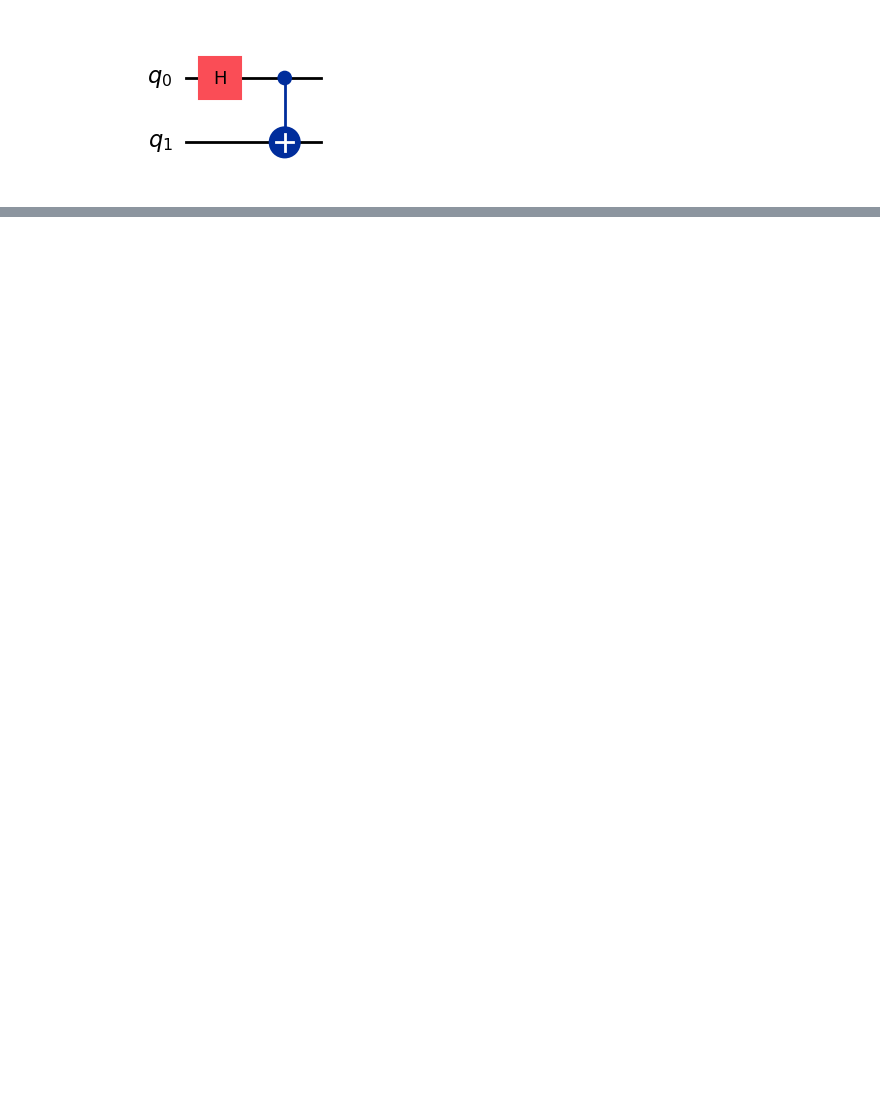
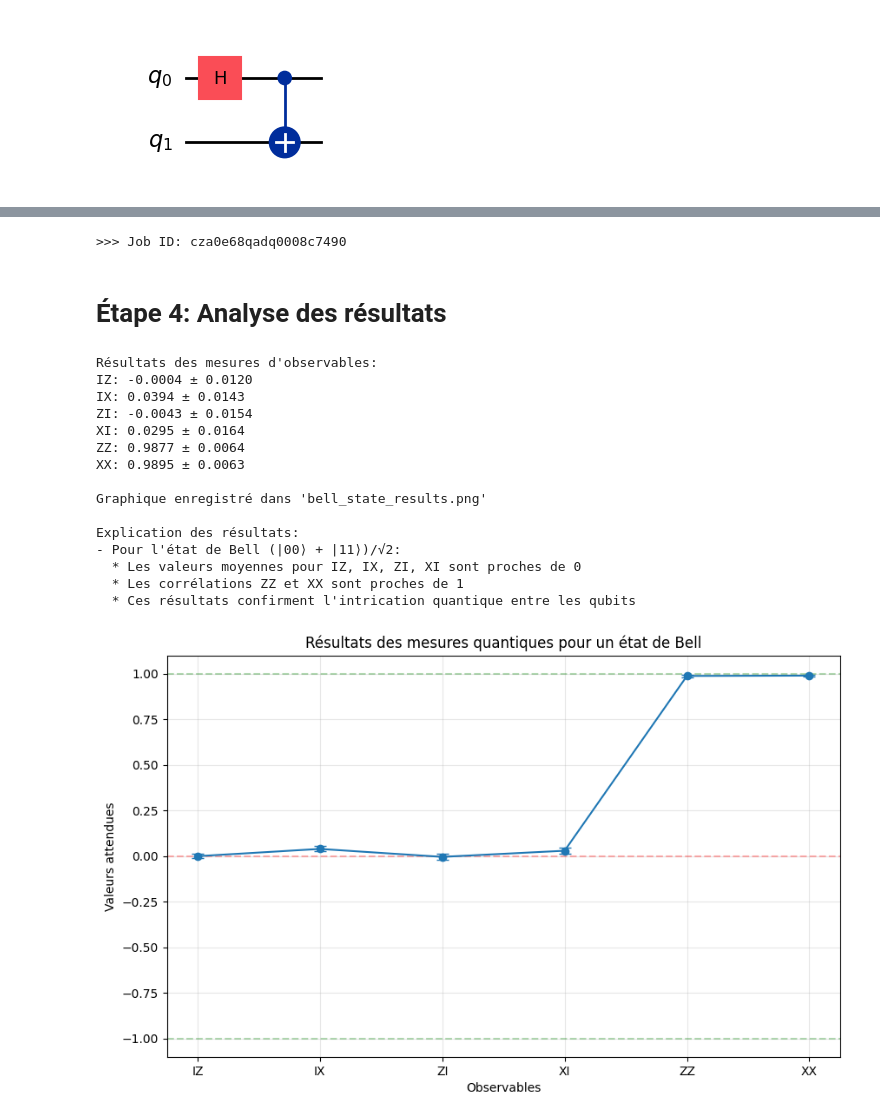
Before and after one commit to Amine-HADJEMI/Quantum_Atelier, a Jupyter notebook: atelier1.ipynb, the cells around one changed output, grey strips where cells are left out. Cells and saved outputs as stored; diff of their text form; code cells hidden in the pictures; blank space fills up the shorter version.

```diff
--- a/atelier1.ipynb
+++ b/atelier1.ipynb
@@ -26,0 +84,68 @@ observables = [SparsePauliOp(label) for label in observables_labels]
+# %%
+estimator = Estimator(mode=backend)
+estimator.options.resilience_level = 1
+estimator.options.default_shots = 5000
+
+mapped_observables = [
+    observable.apply_layout(isa_circuit.layout) for observable in observables
+]
+
+# Exécution du job
+job = estimator.run([(isa_circuit, mapped_observables)])
+
+# Affichage de l'ID du job
+print(f">>> Job ID: {job.job_id()}")
+
+# Attente et récupération des résultats
+job_result = job.result()
+pub_result = job_result[0]
+# %% [output]
+>>> Job ID: cza0e68qadq0008c7490
+# %% [markdown]
+# Étape 4: Analyse des résultats
+# %%
+import matplotlib.pyplot as plt
+
+values = pub_result.data.evs
+errors = pub_result.data.stds
+
+# Affichage des résultats numériques
+print("\nRésultats des mesures d'observables:")
+for i, label in enumerate(observables_labels):
+    print(f"{label}: {values[i]:.4f} ± {errors[i]:.4f}")
+
+# Création du graphique
+plt.figure(figsize=(10, 6))
+plt.errorbar(observables_labels, values, yerr=errors, fmt='o-', capsize=5)
+plt.axhline(y=0, color='r', linestyle='--', alpha=0.3)
+plt.axhline(y=1, color='g', linestyle='--', alpha=0.3)
+plt.axhline(y=-1, color='g', linestyle='--', alpha=0.3)
+plt.grid(True, alpha=0.3)
+plt.xlabel('Observables')
+plt.ylabel('Valeurs attendues')
+plt.title('Résultats des mesures quantiques pour un état de Bell')
+plt.savefig('bell_state_results.png')
+print("\nGraphique enregistré dans 'bell_state_results.png'")
+
+print("\nExplication des résultats:")
+print("- Pour l'état de Bell (|00⟩ + |11⟩)/√2:")
+print("  * Les valeurs moyennes pour IZ, IX, ZI, XI sont proches de 0")
+print("  * Les corrélations ZZ et XX sont proches de 1")
+print("  * Ces résultats confirment l'intrication quantique entre les qubits")
+# %% [output]
+Résultats des mesures d'observables:
+IZ: -0.0004 ± 0.0120
+IX: 0.0394 ± 0.0143
+ZI: -0.0043 ± 0.0154
+XI: 0.0295 ± 0.0164
+ZZ: 0.9877 ± 0.0064
+XX: 0.9895 ± 0.0063
+
+Graphique enregistré dans 'bell_state_results.png'
+
+Explication des résultats:
+- Pour l'état de Bell (|00⟩ + |11⟩)/√2:
+  * Les valeurs moyennes pour IZ, IX, ZI, XI sont proches de 0
+  * Les corrélations ZZ et XX sont proches de 1
+  * Ces résultats confirment l'intrication quantique entre les qubits
+[figure, added]
```
Also changed, not shown: parts of 6 cells of this notebook.
